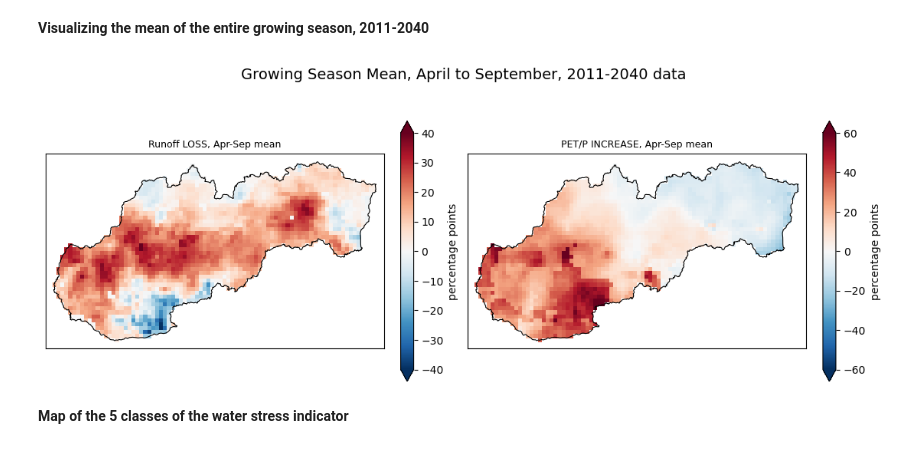
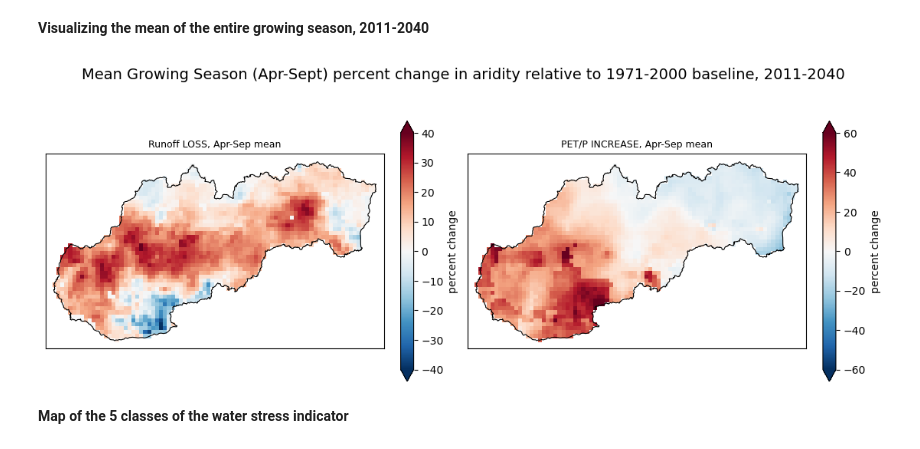
Before and after one commit to Stephen-Chastain/climate_risk_slovakia, a Jupyter notebook: notebooks/hazardindicator.ipynb, the cells around one changed output. Drawn from its saved outputs; the diff is of its cells as text; code cells hidden in the pictures.

```diff
--- a/notebooks/hazardindicator.ipynb
+++ b/notebooks/hazardindicator.ipynb
@@ -613,14 +611,14 @@ plt.show()
 # %%
 fig, axes = plt.subplots(1, 2, figsize=(11, 4.6), constrained_layout=True)
 m1 = draw(axes[0], runoff_loss_pct.values, "Runoff LOSS, Apr-Sep mean", cmap="RdBu_r", norm=TwoSlopeNorm(vmin=-40, vcenter=0, vmax=40))
 m2 = draw(axes[1], aridity_chg_mean.values, "PET/P INCREASE, Apr-Sep mean", cmap="RdBu_r", norm=TwoSlopeNorm(vmin=-60, vcenter=0, vmax=60))
-fig.colorbar(m1, ax=axes[0], shrink=0.8, extend="both", label="percentage points")
-fig.colorbar(m2, ax=axes[1], shrink=0.8, extend="both", label="percentage points")
-fig.suptitle("Growing Season Mean, April to September, 2011-2040", fontsize=14)
+fig.colorbar(m1, ax=axes[0], shrink=0.8, extend="both", label="percent change")
+fig.colorbar(m2, ax=axes[1], shrink=0.8, extend="both", label="percent change")
+fig.suptitle("Mean Growing Season (Apr-Sept) percent change in aridity relative to 1971-2000 baseline, 2011-2040", fontsize=14)
 
 plt.show()
 # %% [output]
-[figure, old version]
+[figure, new version]
 # %% [markdown]
 **Map of the 5 classes of the water stress indicator**
 # %%
```
Also changed, not shown: parts of 13 cells of this notebook, 2 other files.
